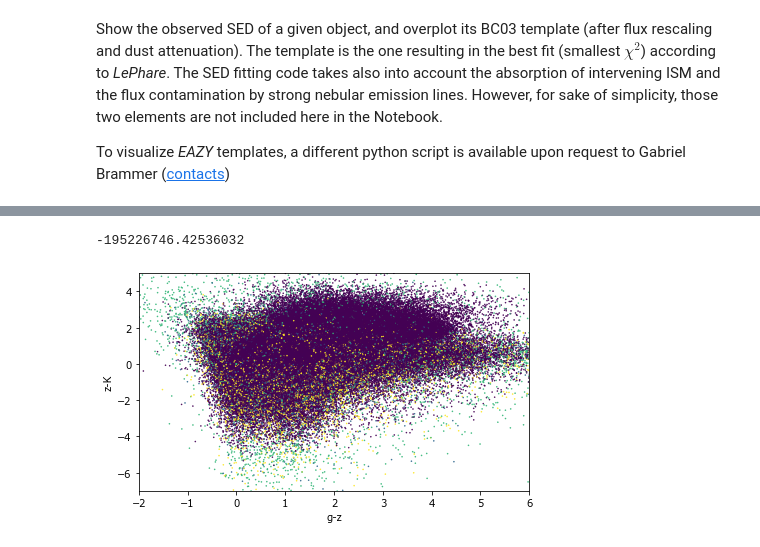
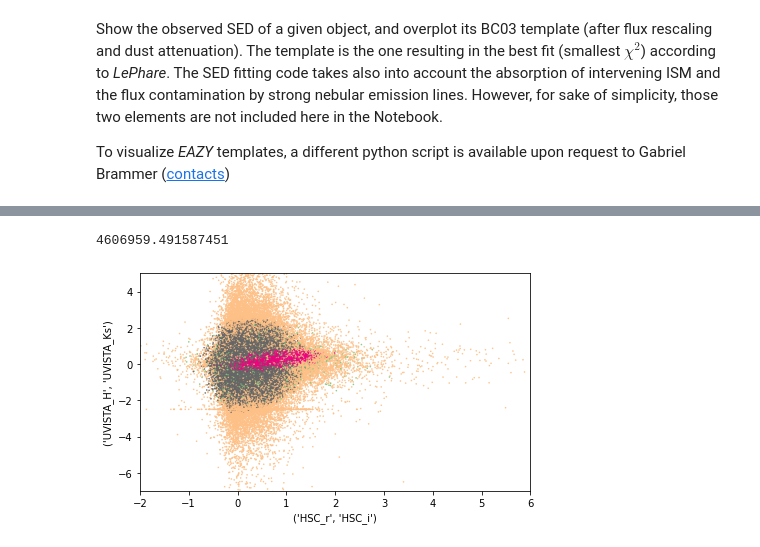
Before and after one commit to cosmic-dawn/cosmos2020-readcat, a Jupyter notebook: COSMOS2020_readcat.ipynb, the cells around one changed output, grey strips where cells are left out. Saved outputs shown, nothing was run; the diff lists cells and outputs as text; code cells hidden in the pictures.

```diff
--- a/COSMOS2020_readcat.ipynb
+++ b/COSMOS2020_readcat.ipynb
@@ -46,8 +46,8 @@ These and many more input parameters are specified in the present section.
 # %%
 # Specify the version of the catalog and the folder with the input/output files
 catversion = 'Farmer'  # this string can be either 'Classic' or 'Farmer'
-dir_in = '/Users/davidblanquez/Desktop/PHD/Projects/COSMOS_2020_opencat/Catalogue/'  # the directory where catalogs are stored
-dir_out = './'  # the directory where the input of this notebook will be stored
+dir_in = '/path/to/the/cosmos2020/catalogs/'
+dir_out = './'  # the directory where the output of this notebook will be stored
 # %%
 # Chose the SED fitting code:
 # set to 'lp' for LePhare results or
@@ -608,0 +602,7 @@ In addition to that, you can print the Akaike Information Criterion (AIC), a qua
+# %%
+# Filters to use
+filt_pick = ['CFHT_u','HSC_g','HSC_r','HSC_i','HSC_z','UVISTA_Y','UVISTA_J','UVISTA_H','UVISTA_Ks','IRAC_CH1']
+# Colors to make
+color_pick = [(filt_pick[i],filt_pick[i+1]) for i in range(len(filt_pick)-1)] # just use pair-wise colors (u-g, g-r, r-i, etc.)
+# Create a parameter space of obs. fr. colors
+color_in = mlinput(cat[cat['lp_type']==0],color_pick,flux=True,cname='{}_FLUX')
@@ -609,17 +620,23 @@ In addition to that, you can print the Akaike Information Criterion (AIC), a qua
 # %%
+# Run the GMM algorithm
+X = color_in[np.isfinite(color_in).all(axis=1)] # features
+Xplus = cat[cat['lp_type']==0][np.isfinite(color_in).all(axis=1)]  # extra info (photoz etc)
+
 gmm = mixture.GaussianMixture(n_components=4, covariance_type='full').fit(X)
 labels = gmm.predict(X)
 probs = gmm.predict_proba(X)
-print(gmm.aic(X))
+print(gmm.aic(X))  # print the Akaike Information Criterion (AIC)
 # %% [output]
--195226746.42536032
+4606959.491587451
 # %%
+# Project the data in a color-color space, distinguishing the cluster classification
 plt.figure(figsize=(7,4))
-plt.scatter(X.data[:, 10], X.data[:, 29], c=labels, s=0.3, cmap='viridis');
-plt.xlabel('g-z')
-plt.ylabel('z-K')
+colA = 2; colB = -2
+plt.scatter(X[:, colA], X[:, colB], c=labels, s=0.3, cmap='Accent');
+plt.xlabel('{0}'.format(color_pick[colA]))
+plt.ylabel('{}'.format(color_pick[colB]))
 plt.xlim(-2,6)
 plt.ylim(-7,5)
 plt.show()
 # %% [output]
-[figure, old version]
+[figure, new version]
```
Also changed, not shown: parts of 21 cells of this notebook.
